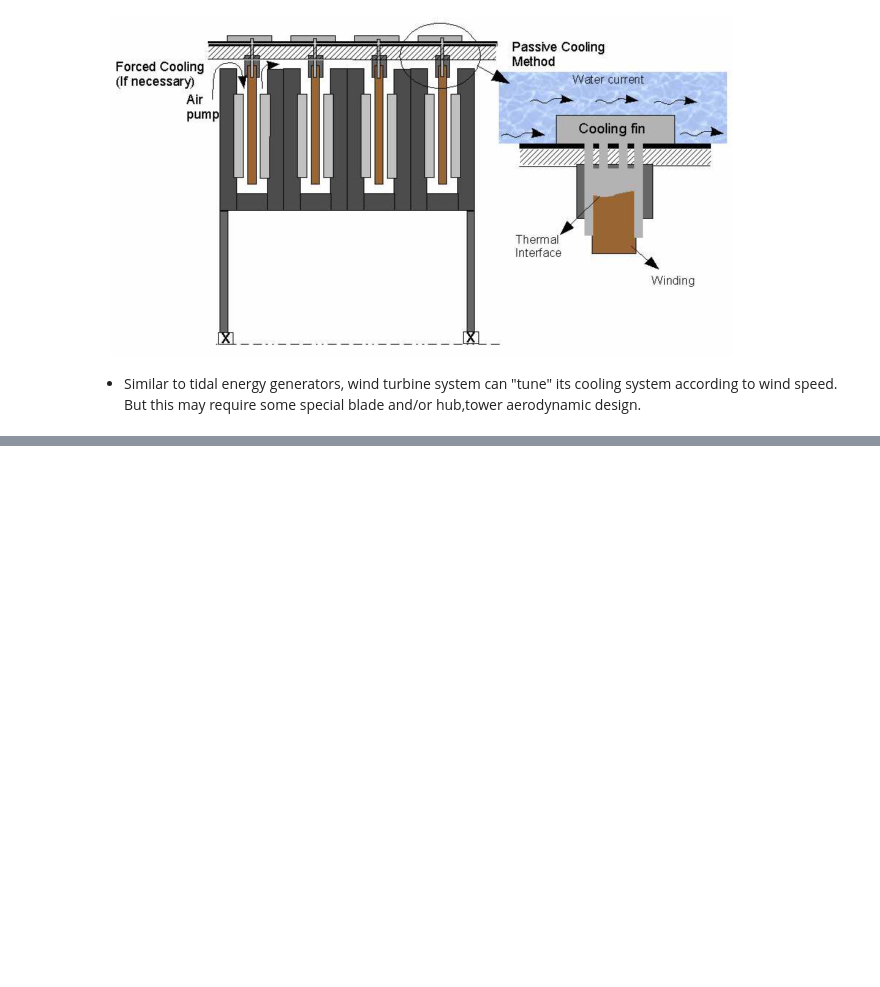
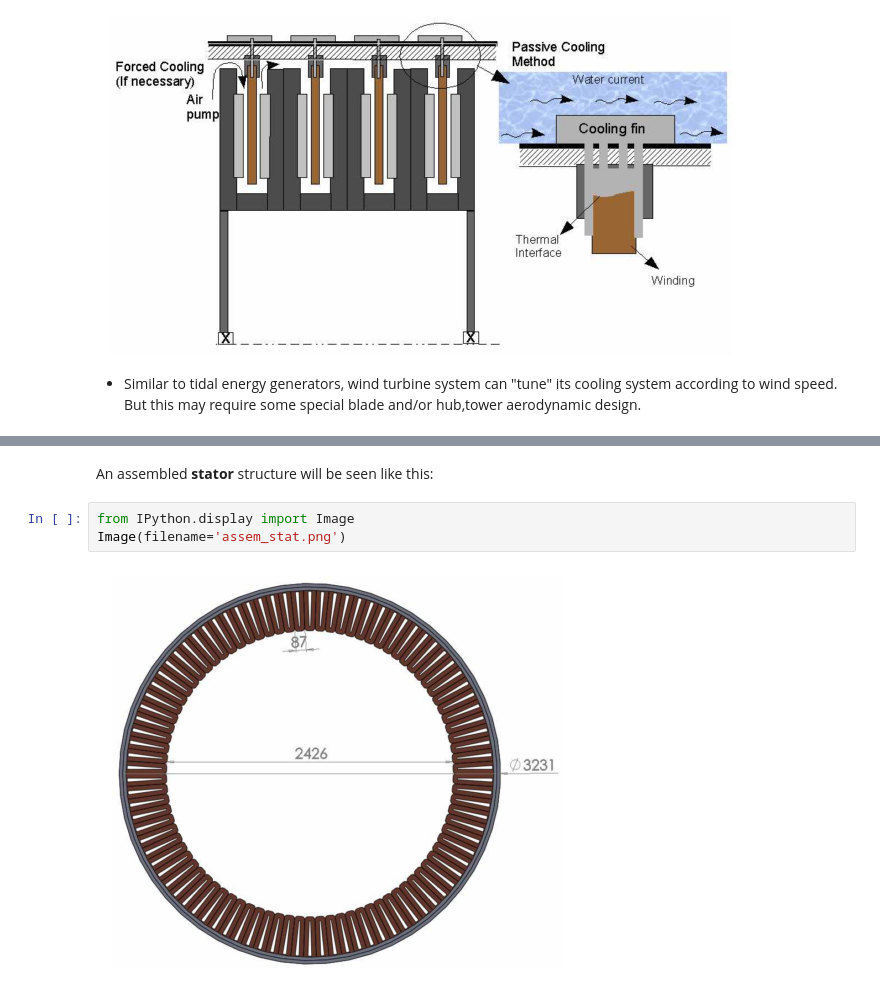
Before and after one commit to aydinbaskaya/MS_Thesis, a Jupyter notebook: Modular Generators/Documents/Direct-drive wind turbines .ipynb, the cells around one changed output, grey strips where cells are left out. Saved outputs shown, nothing was run; the diff lists cells and outputs as text; blank space fills up the shorter version.

```diff
--- a/Modular Generators/Documents/Direct-drive wind turbines .ipynb
+++ b/Modular Generators/Documents/Direct-drive wind turbines .ipynb
@@ -281,0 +316,7 @@ Image(filename='cooling.png')
+# %% [markdown]
+An assembled **stator** structure will be seen like this:
+# %%
+from IPython.display import Image
+Image(filename='assem_stat.png')
+# %% [output]
+[figure, added]
```
Also changed, not shown: parts of 16 cells of this notebook, 1 other file.
